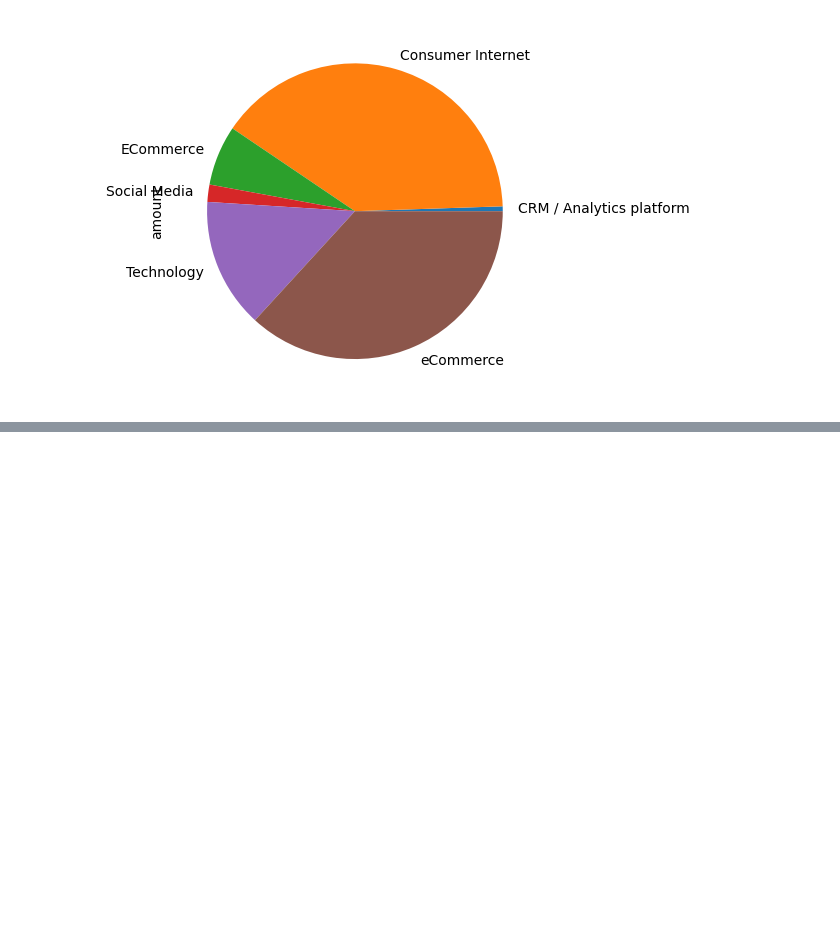
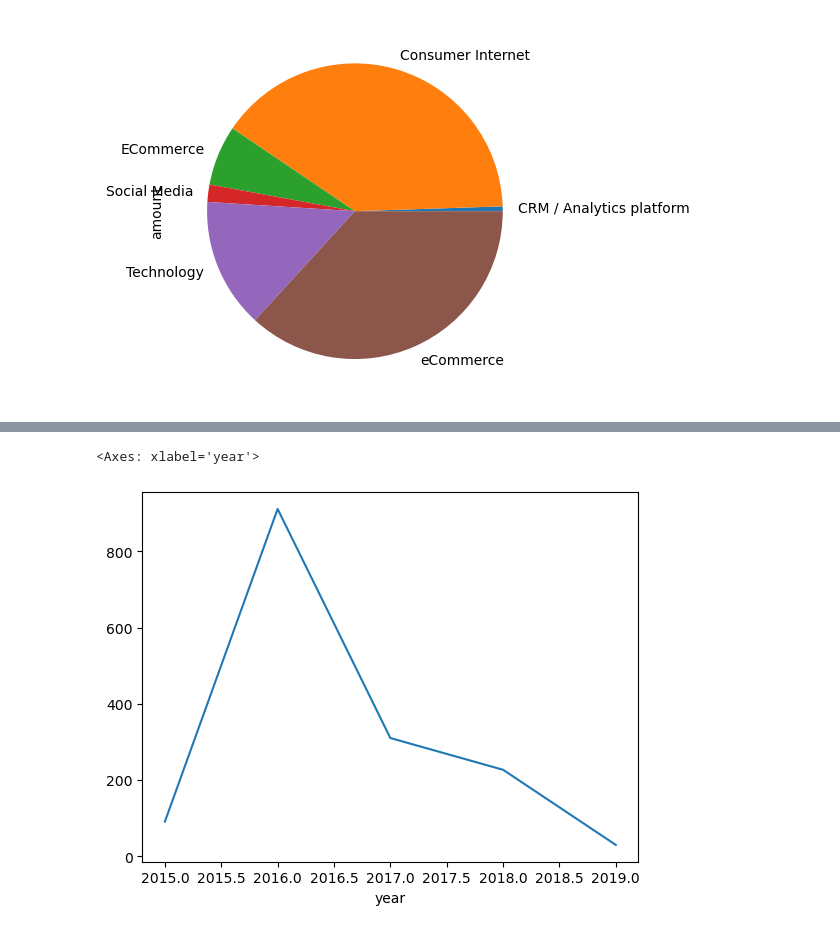
Before and after one commit to s-a-n-d-ip/Indian-Startup-Funding-Analysis, a Jupyter notebook: analysis.ipynb, the cells around one changed output, grey strips where cells are left out. Drawn from its saved outputs; the diff is of its cells as text; code cells hidden in the pictures; blank space fills up the shorter version.

Commit message:
Refactored code and added similar investors yearly investments trend

```diff
--- a/analysis.ipynb
+++ b/analysis.ipynb
@@ -305,3 +313,5 @@ df[df['investors'].str.contains(' IDG Ventures',regex=False,na=False)].groupby('
 # %% [output]
 <Axes: ylabel='amount'>
 [figure]
+# %%
+df['year']=df['date'].dt.year.astype('Int32')
@@ -307,0 +328,5 @@ df[df['investors'].str.contains(' IDG Ventures',regex=False,na=False)].groupby('
+# %%
+df[df['investors'].str.contains(' IDG Ventures',regex=False,na=False)].groupby('year')['amount'].sum().plot()
+# %% [output]
+<Axes: xlabel='year'>
+[figure, added]
```
Also changed, not shown: parts of 9 cells of this notebook, 2 other files.
